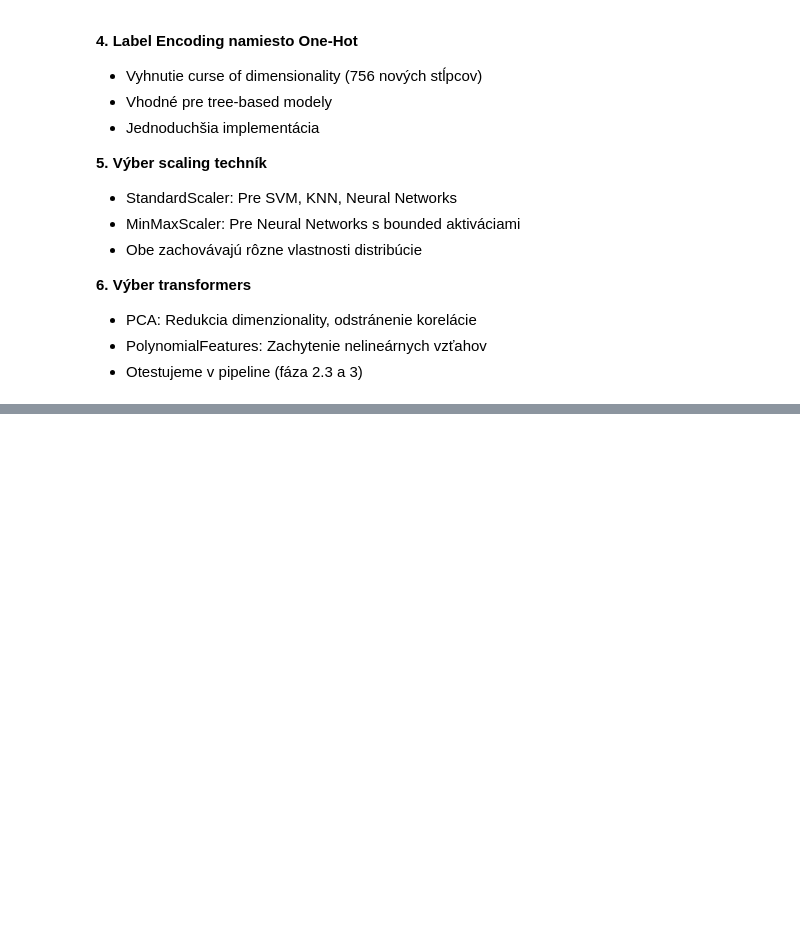
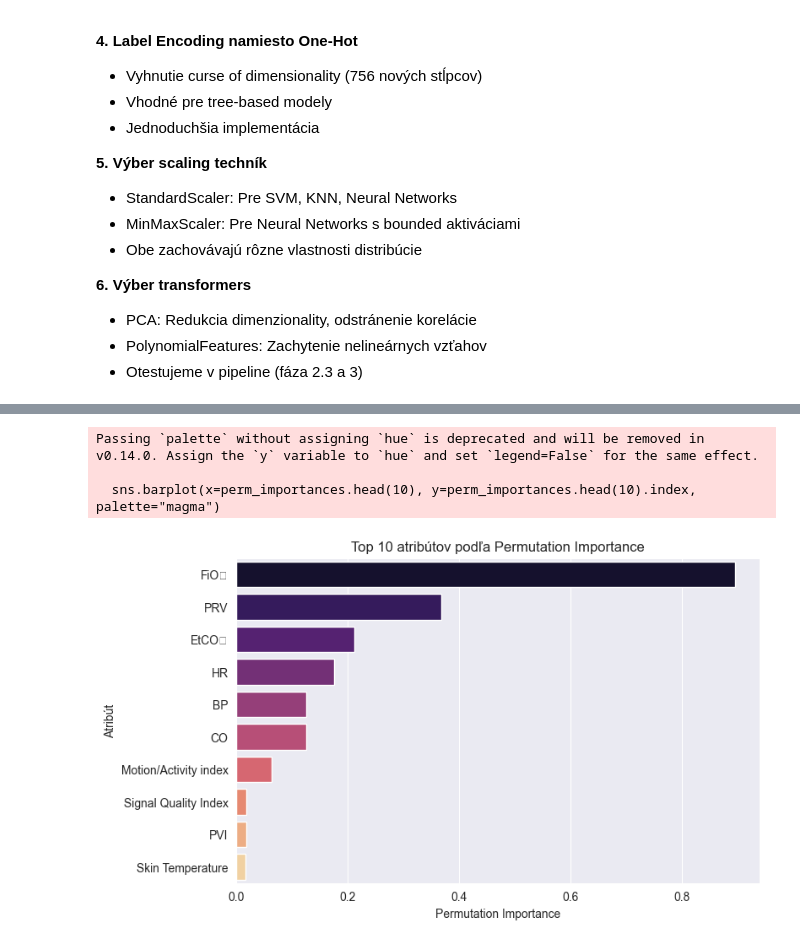
Before and after one commit to MarekPenzes/IAU_Projekt, a Jupyter notebook: IAU_phase2_penzes_petrik.ipynb, the cells around one changed output, grey strips where cells are left out. Saved outputs shown, nothing was run; the diff lists cells and outputs as text; code cells hidden in the pictures; blank space fills up the shorter version.

```diff
--- a/IAU_phase2_penzes_petrik.ipynb
+++ b/IAU_phase2_penzes_petrik.ipynb
@@ -662,0 +791,5 @@ Dataset obsahoval 3 kategorické stĺpce:
+# %%
+perm_results = permutation_importance(rf_model, X, y, n_repeats=10, random_state=42)
+perm_importances = pd.Series(perm_results.importances_mean, index=X.columns).sort_values(ascending=False)
+
+perm_importances.head(10).to_frame(name='PI Importance')
@@ -662,0 +808,12 @@ Dataset obsahoval 3 kategorické stĺpce:
+# %%
+plt.figure(figsize=(8, 5))
+sns.barplot(x=perm_importances.head(10), y=perm_importances.head(10).index, palette="magma")
+plt.title("Top 10 atribútov podľa Permutation Importance")
+plt.xlabel("Permutation Importance")
+plt.ylabel("Atribút")
+plt.show()
+# %% [output]
+Passing `palette` without assigning `hue` is deprecated and will be removed in v0.14.0. Assign the `y` variable to `hue` and set `legend=False` for the same effect.
+
+  sns.barplot(x=perm_importances.head(10), y=perm_importances.head(10).index, palette="magma")
+[figure, added]
```
Also changed, not shown: parts of 26 cells of this notebook, 3 other files.
